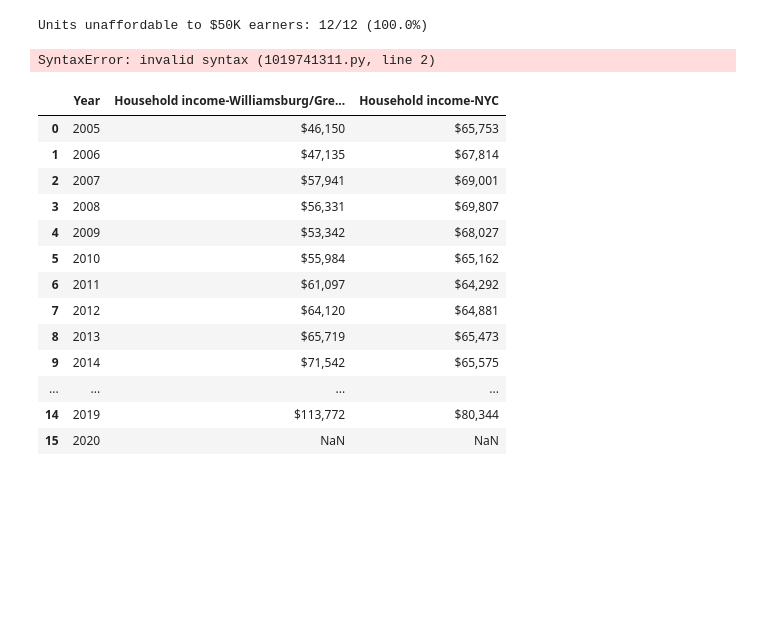
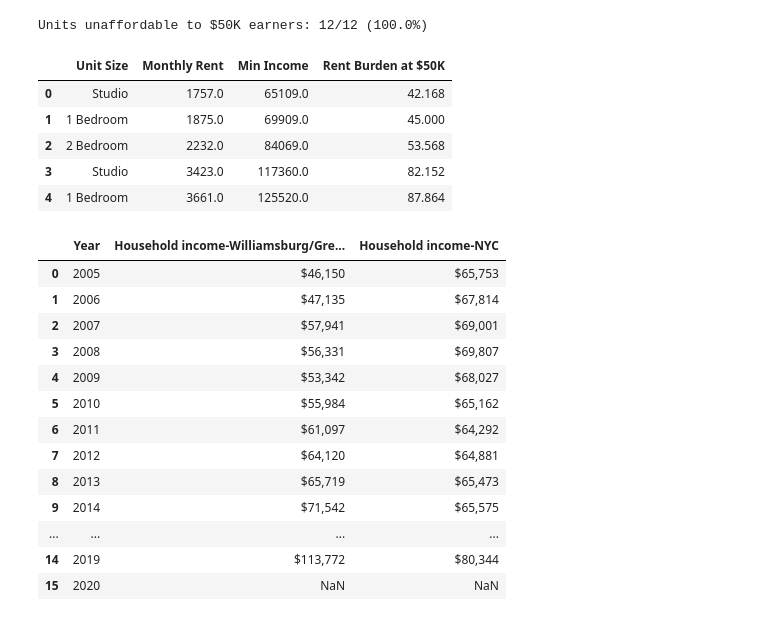
Before and after one commit to zhenjiazhang/2025-Housing-Lottery-Applicants-, a Jupyter notebook: 1-cleaning.ipynb, the cells around one changed output. Saved outputs shown, nothing was run; the diff lists cells and outputs as text; code cells hidden in the pictures; blank space fills up the shorter version.

Commit message:
Rent Burden-revised

```diff
--- a/1-cleaning.ipynb
+++ b/1-cleaning.ipynb
@@ -119,9 +107,14 @@ print(f"Units unaffordable to $50K earners: {unaffordable}/{total} ({(unaffordab
 Units unaffordable to $50K earners: 12/12 (100.0%)
 # %%
 dfu['Rent Burden at $50K'] = (dfu['Monthly Rent'] * 12) / 50000 * 100
-Reent burden = dfu[['Unit Size', 'Monthly Rent', 'Min Income', 'Rent Burden at $50K']].head()
+dfu[['Unit Size', 'Monthly Rent', 'Min Income', 'Rent Burden at $50K']].head()
 # %% [output]
-SyntaxError: invalid syntax (1019741311.py, line 2)
+|  | Unit Size | Monthly Rent | Min Income | Rent Burden at $50K |
+| 0 | Studio | 1757.0 | 65109.0 | 42.168 |
+| 1 | 1 Bedroom | 1875.0 | 69909.0 | 45.000 |
+| 2 | 2 Bedroom | 2232.0 | 84069.0 | 53.568 |
+| 3 | Studio | 3423.0 | 117360.0 | 82.152 |
+| 4 | 1 Bedroom | 3661.0 | 125520.0 | 87.864 |
 # %%
 dfu.to_csv('Rent Burden.csv')
 # %%
```
Also changed, not shown: parts of 1 cell of this notebook.
